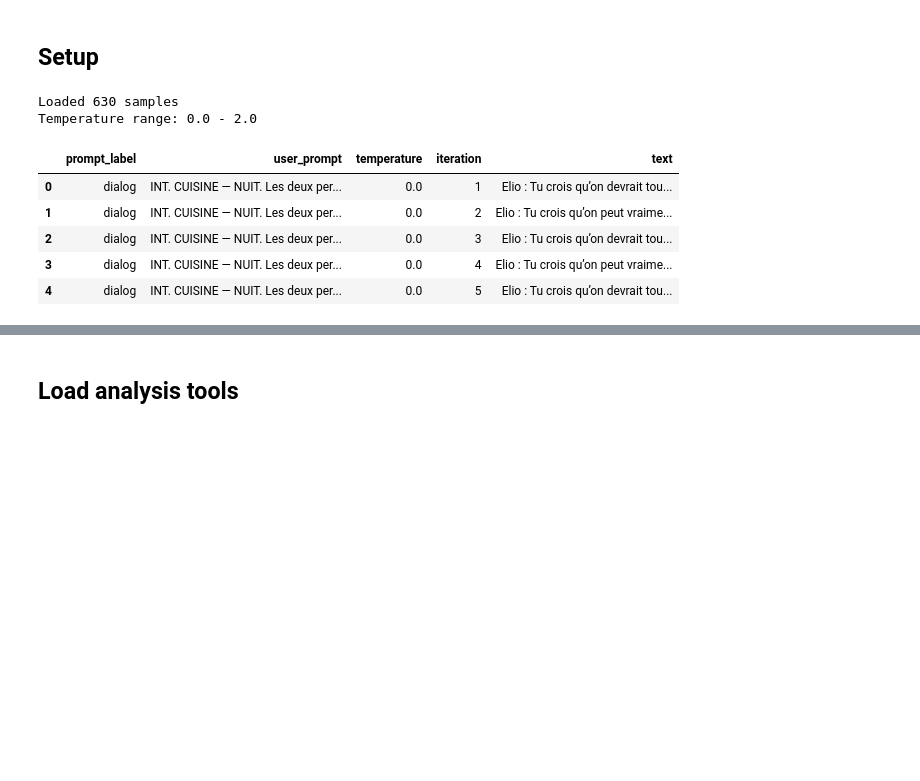
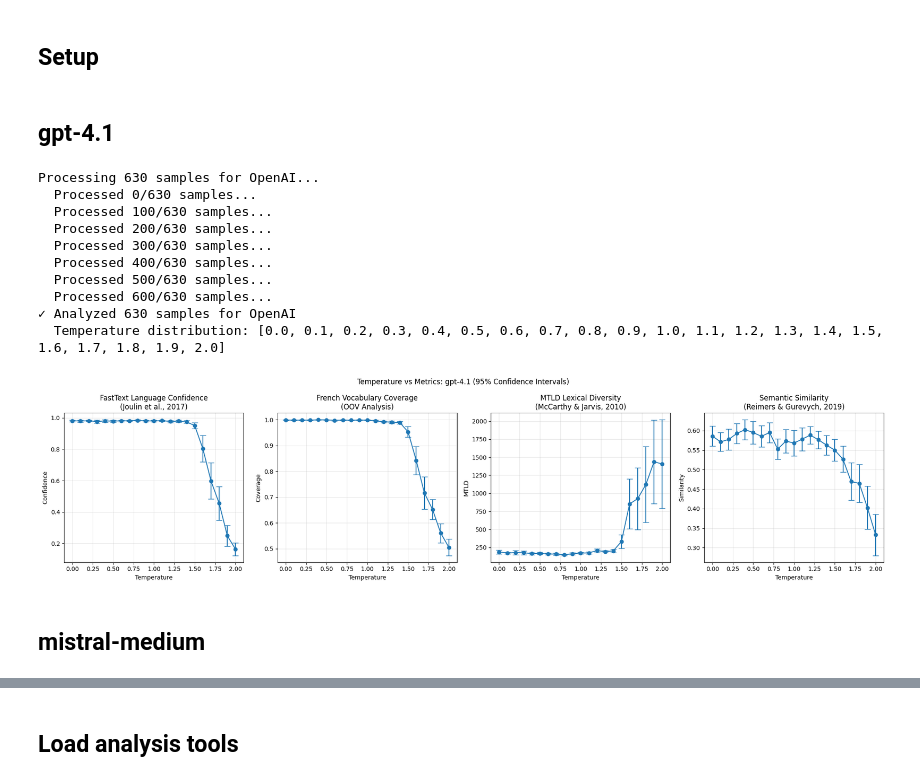
Before and after one commit to szkjn/temperature-impact-analysis, a Jupyter notebook: metrics.ipynb, the cells around one changed output, grey strips where cells are left out. Drawn from its saved outputs; the diff is of its cells as text; code cells hidden in the pictures; blank space fills up the shorter version.

```diff
--- a/metrics.ipynb
+++ b/metrics.ipynb
@@ -13,21 +16,28 @@ from text_analysis import clean_text, get_language_confidence, get_vocabulary_co
+# %% [markdown]
+## gpt-4.1
 # %%
-# Load model
-sbert_model = SentenceTransformer('paraphrase-multilingual-MiniLM-L12-v2')
+# Load and process OpenAI data
+with open('results/results_openai.json', 'r', encoding='utf-8') as f:
+    raw_data_openai = json.load(f)
 
-# Load data
-with open('results/results_openai.json', 'r', encoding='utf-8') as f:
-    raw_data = json.load(f)
-
-df = pd.DataFrame(raw_data)
-print(f"Loaded {len(df)} samples")
-print(f"Temperature range: {df['temperature'].min():.1f} - {df['temperature'].max():.1f}")
-df.head()
+df_openai = pd.DataFrame(raw_data_openai)
+analysis_df_openai = process_model_data(df_openai, sbert_model, "OpenAI")
+temp_stats_openai = calculate_temperature_stats(analysis_df_openai)
 # %% [output]
-Loaded 630 samples
-Temperature range: 0.0 - 2.0
+Processing 630 samples for OpenAI...
+  Processed 0/630 samples...
+  Processed 100/630 samples...
+  Processed 200/630 samples...
+  Processed 300/630 samples...
+  Processed 400/630 samples...
+  Processed 500/630 samples...
+  Processed 600/630 samples...
+✓ Analyzed 630 samples for OpenAI
+  Temperature distribution: [0.0, 0.1, 0.2, 0.3, 0.4, 0.5, 0.6, 0.7, 0.8, 0.9, 1.0, 1.1, 1.2, 1.3, 1.4, 1.5, 1.6, 1.7, 1.8, 1.9, 2.0]
-|  | prompt_label | user_prompt | temperature | iteration | text |
-| 0 | dialog | INT. CUISINE — NUIT. Les deux per... | 0.0 | 1 | Elio : Tu crois qu’on devrait tou... |
-| 1 | dialog | INT. CUISINE — NUIT. Les deux per... | 0.0 | 2 | Elio : Tu crois qu’on peut vraime... |
-| 2 | dialog | INT. CUISINE — NUIT. Les deux per... | 0.0 | 3 | Elio : Tu crois qu’on devrait tou... |
-| 3 | dialog | INT. CUISINE — NUIT. Les deux per... | 0.0 | 4 | Elio : Tu crois qu’on peut vraime... |
-| 4 | dialog | INT. CUISINE — NUIT. Les deux per... | 0.0 | 5 | Elio : Tu crois qu’on devrait tou... |
+# %%
+fig, axes = plot_single_model_metrics(temp_stats_openai, "gpt-4.1", use_ci=True)
+plt.show()
+# %% [output]
+[figure, added]
+# %% [markdown]
+## mistral-medium
```
Also changed, not shown: parts of 23 cells of this notebook, 2 other files.
